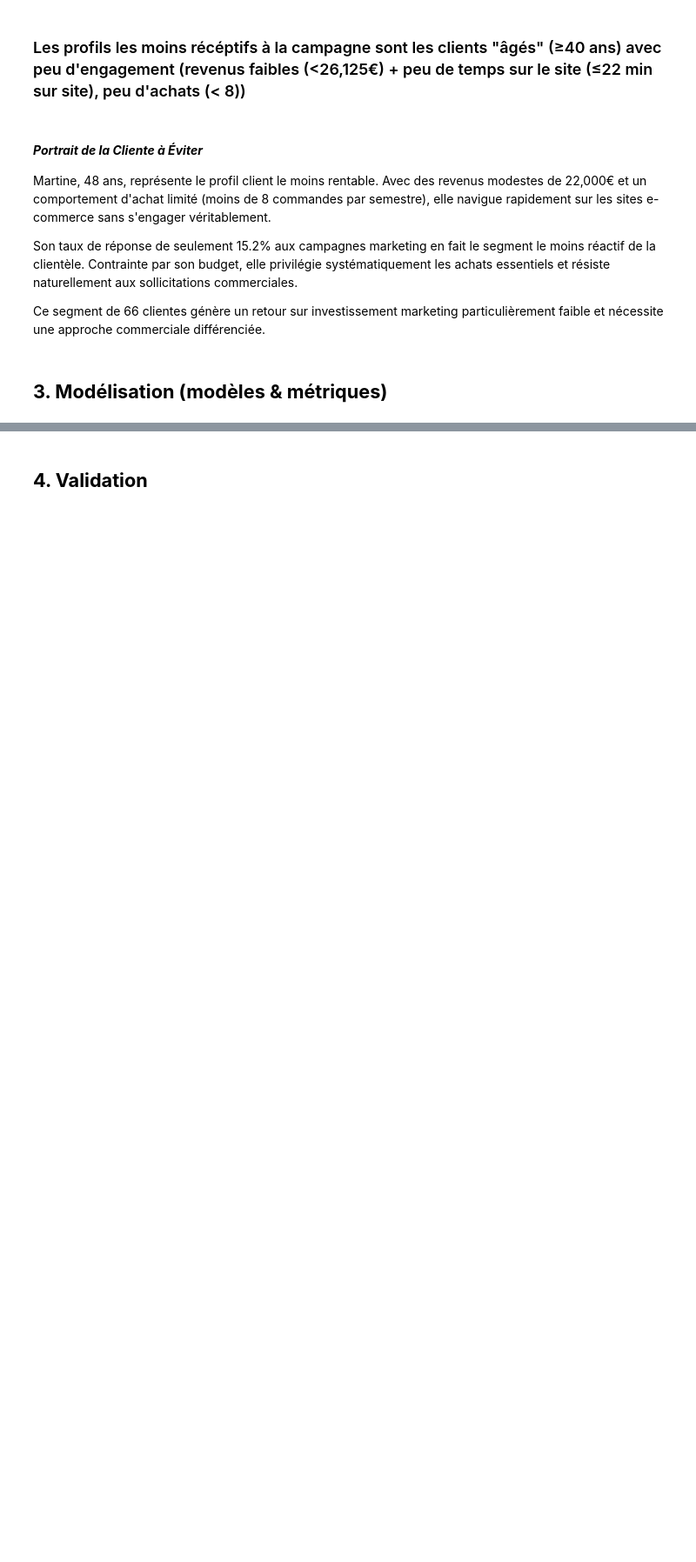
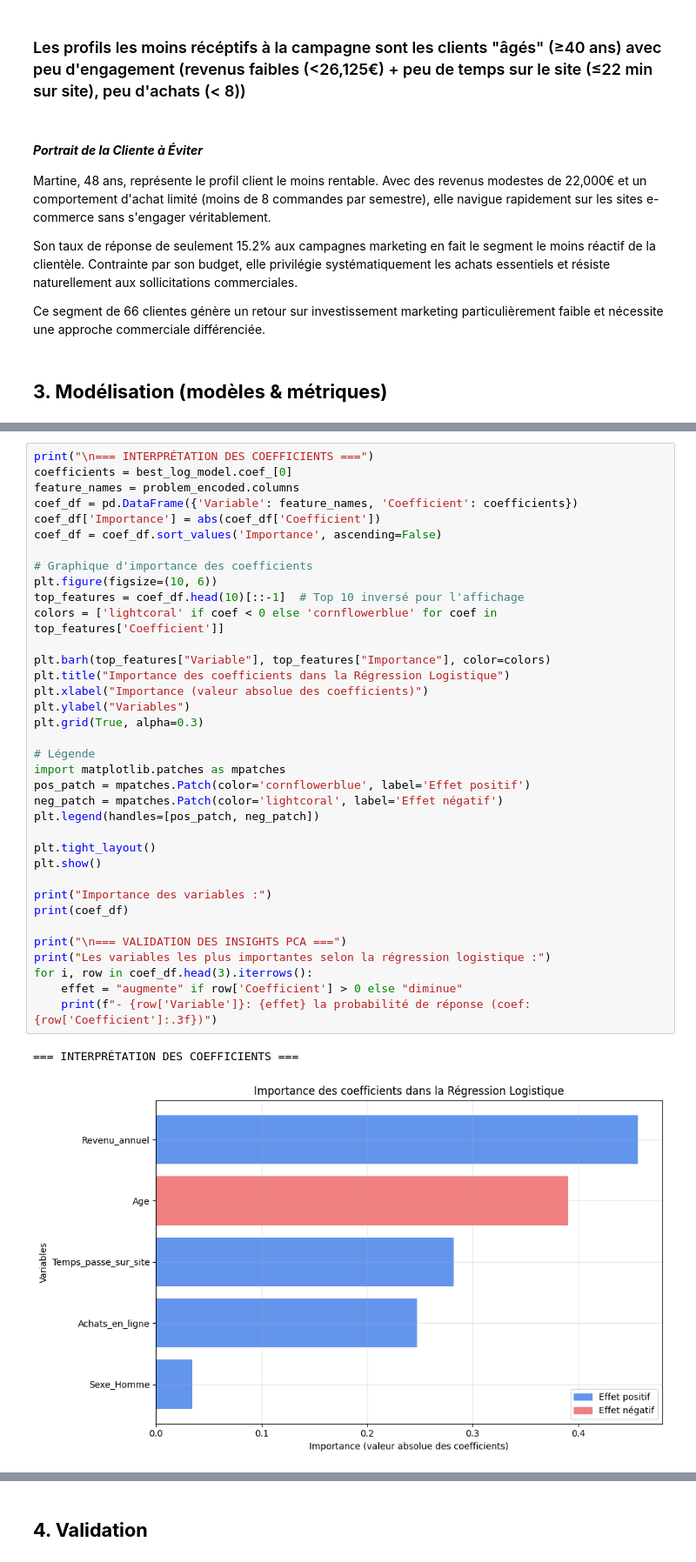
Before and after one commit to Emma-Coco/-ML_Marketing_FOAD-_-EmmaCOCOTanyaTIBOUCHE-, a Jupyter notebook: Analyse.ipynb, the cells around one changed output, grey strips where cells are left out. Shown at 87% size. Saved outputs shown, nothing was run; the diff lists cells and outputs as text; blank space fills up the shorter version.

```diff
--- a/Analyse.ipynb
+++ b/Analyse.ipynb
@@ -1294,0 +1447,39 @@ Ce segment de 66 clientes génère un retour sur investissement marketing partic
+# %%
+print("\n=== INTERPRÉTATION DES COEFFICIENTS ===")
+coefficients = best_log_model.coef_[0]
+feature_names = problem_encoded.columns
+coef_df = pd.DataFrame({'Variable': feature_names, 'Coefficient': coefficients})
+coef_df['Importance'] = abs(coef_df['Coefficient'])
+coef_df = coef_df.sort_values('Importance', ascending=False)
+
+# Graphique d'importance des coefficients
+plt.figure(figsize=(10, 6))
+top_features = coef_df.head(10)[::-1]  # Top 10 inversé pour l'affichage
+colors = ['lightcoral' if coef < 0 else 'cornflowerblue' for coef in top_features['Coefficient']]
+
+plt.barh(top_features["Variable"], top_features["Importance"], color=colors)
+plt.title("Importance des coefficients dans la Régression Logistique")
+plt.xlabel("Importance (valeur absolue des coefficients)")
+plt.ylabel("Variables")
+plt.grid(True, alpha=0.3)
+
+# Légende
+import matplotlib.patches as mpatches
+pos_patch = mpatches.Patch(color='cornflowerblue', label='Effet positif')
+neg_patch = mpatches.Patch(color='lightcoral', label='Effet négatif')
+plt.legend(handles=[pos_patch, neg_patch])
+
+plt.tight_layout()
+plt.show()
+
+print("Importance des variables :")
+print(coef_df)
+
+print("\n=== VALIDATION DES INSIGHTS PCA ===")
+print("Les variables les plus importantes selon la régression logistique :")
+for i, row in coef_df.head(3).iterrows():
+    effet = "augmente" if row['Coefficient'] > 0 else "diminue"
+    print(f"- {row['Variable']}: {effet} la probabilité de réponse (coef: {row['Coefficient']:.3f})")
+# %% [output]
+=== INTERPRÉTATION DES COEFFICIENTS ===
+[figure, added]
```
Also changed, not shown: parts of 34 cells of this notebook.
